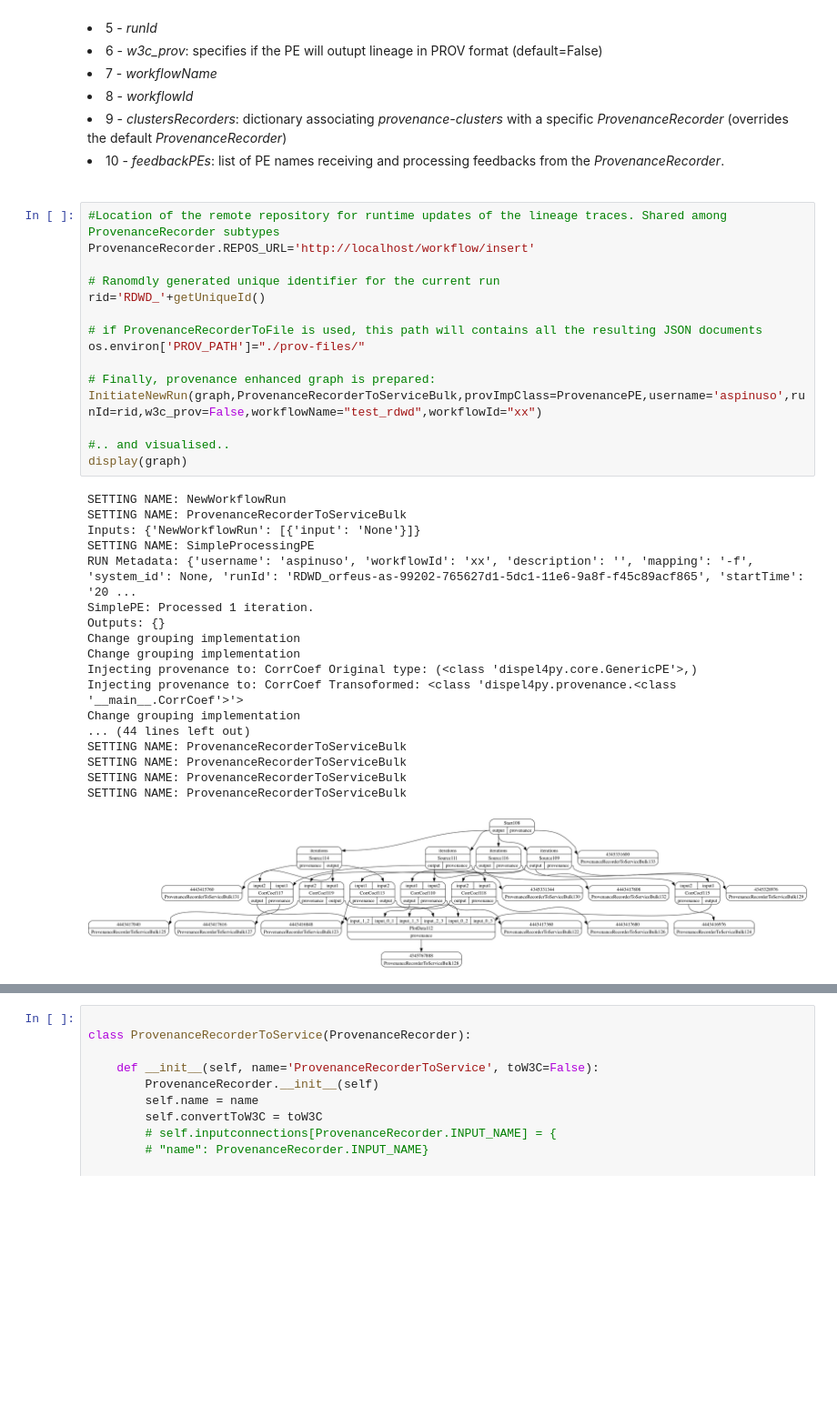
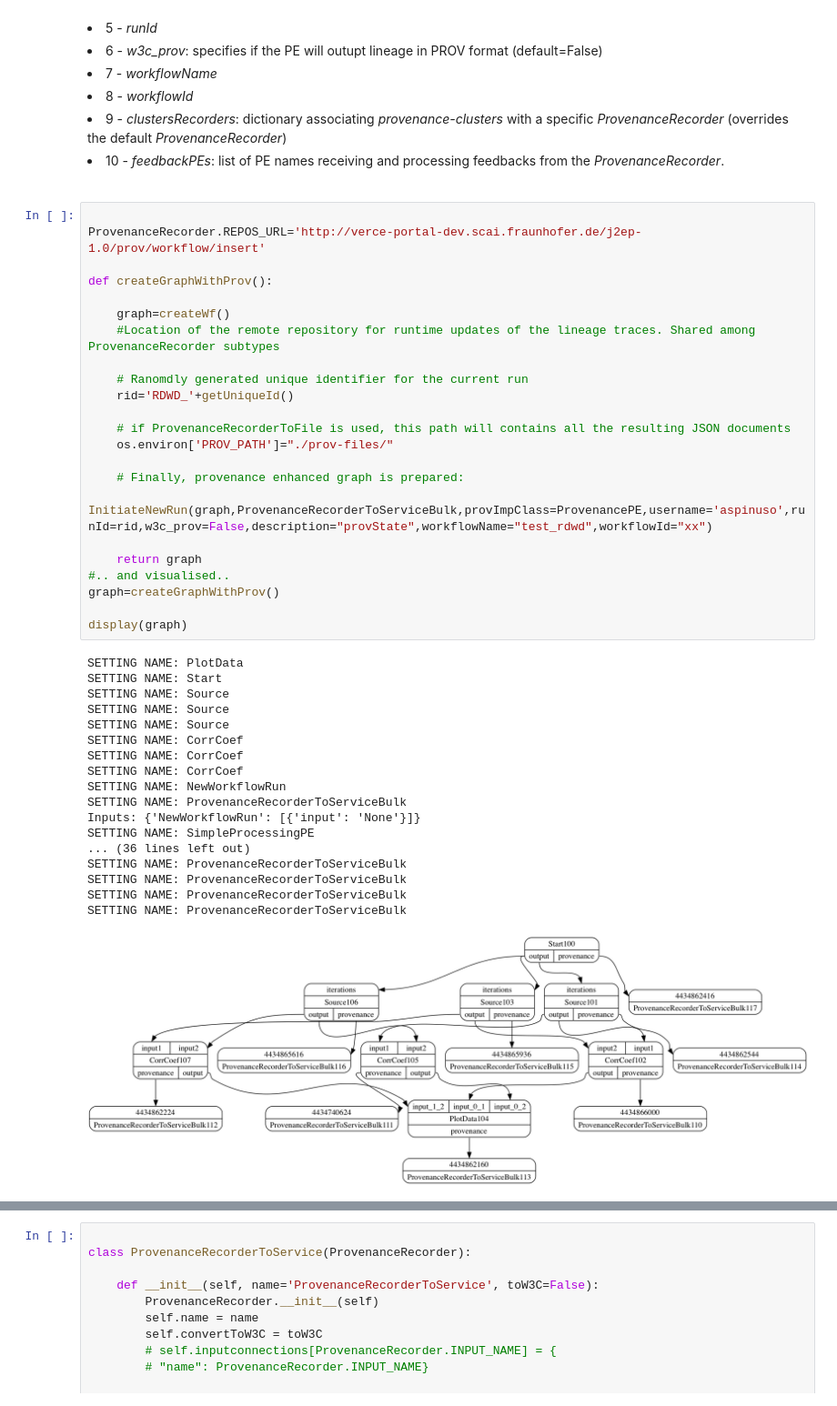
Before and after one commit to rayson1223/dispel4py, a Jupyter notebook: d4py-prov-xcorrelation-example.ipynb, the cells around one changed output, grey strips where cells are left out. Shown at 91% size. Drawn from its saved outputs; the diff is of its cells as text; blank space fills up the shorter version.

Commit message:
updated correlation sample with flexible state management

```diff
--- a/d4py-prov-xcorrelation-example.ipynb
+++ b/d4py-prov-xcorrelation-example.ipynb
@@ -296,37 +336,45 @@ The accepted parameters are the following:
 
 <br/>
 # %%
-#Location of the remote repository for runtime updates of the lineage traces. Shared among ProvenanceRecorder subtypes
-ProvenanceRecorder.REPOS_URL='http://localhost/workflow/insert'
 
-# Ranomdly generated unique identifier for the current run
-rid='RDWD_'+getUniqueId()
+ProvenanceRecorder.REPOS_URL='http://verce-portal-dev.scai.fraunhofer.de/j2ep-1.0/prov/workflow/insert'
 
-# if ProvenanceRecorderToFile is used, this path will contains all the resulting JSON documents
-os.environ['PROV_PATH']="./prov-files/"
+def createGraphWithProv():
 
-# Finally, provenance enhanced graph is prepared:
-InitiateNewRun(graph,ProvenanceRecorderToServiceBulk,provImpClass=ProvenancePE,username='aspinuso',runId=rid,w3c_prov=False,workflowName="test_rdwd",workflowId="xx")
+    graph=createWf()
+    #Location of the remote repository for runtime updates of the lineage traces. Shared among ProvenanceRecorder subtypes
 
+    # Ranomdly generated unique identifier for the current run
+    rid='RDWD_'+getUniqueId()
+
+    # if ProvenanceRecorderToFile is used, this path will contains all the resulting JSON documents
+    os.environ['PROV_PATH']="./prov-files/"
+
+    # Finally, provenance enhanced graph is prepared:
+    InitiateNewRun(graph,ProvenanceRecorderToServiceBulk,provImpClass=ProvenancePE,username='aspinuso',runId=rid,w3c_prov=False,description="provState",workflowName="test_rdwd",workflowId="xx")
+
+    return graph
 #.. and visualised..
+graph=createGraphWithProv()
+
 display(graph)
 # %% [output]
+SETTING NAME: PlotData
+SETTING NAME: Start
+SETTING NAME: Source
+SETTING NAME: Source
+SETTING NAME: Source
+SETTING NAME: CorrCoef
+SETTING NAME: CorrCoef
+SETTING NAME: CorrCoef
 SETTING NAME: NewWorkflowRun
 SETTING NAME: ProvenanceRecorderToServiceBulk
 Inputs: {'NewWorkflowRun': [{'input': 'None'}]}
 SETTING NAME: SimpleProcessingPE
-RUN Metadata: {'username': 'aspinuso', 'workflowId': 'xx', 'description': '', 'mapping': '-f', 'system_id': None, 'runId': 'RDWD_orfeus-as-99202-765627d1-5dc1-11e6-9a8f-f45c89acf865', 'startTime': '20 ...
-SimplePE: Processed 1 iteration.
-Outputs: {}
-Change grouping implementation
-Change grouping implementation
-Injecting provenance to: CorrCoef Original type: (<class 'dispel4py.core.GenericPE'>,)
-Injecting provenance to: CorrCoef Transoformed: <class 'dispel4py.provenance.<class '__main__.CorrCoef'>'>
-Change grouping implementation
-... (44 lines left out)
+... (36 lines left out)
 SETTING NAME: ProvenanceRecorderToServiceBulk
 SETTING NAME: ProvenanceRecorderToServiceBulk
 SETTING NAME: ProvenanceRecorderToServiceBulk
 SETTING NAME: ProvenanceRecorderToServiceBulk
-[figure, old version]
+[figure, new version]
 # %% [markdown]
```
Also changed, not shown: parts of 11 cells of this notebook.
